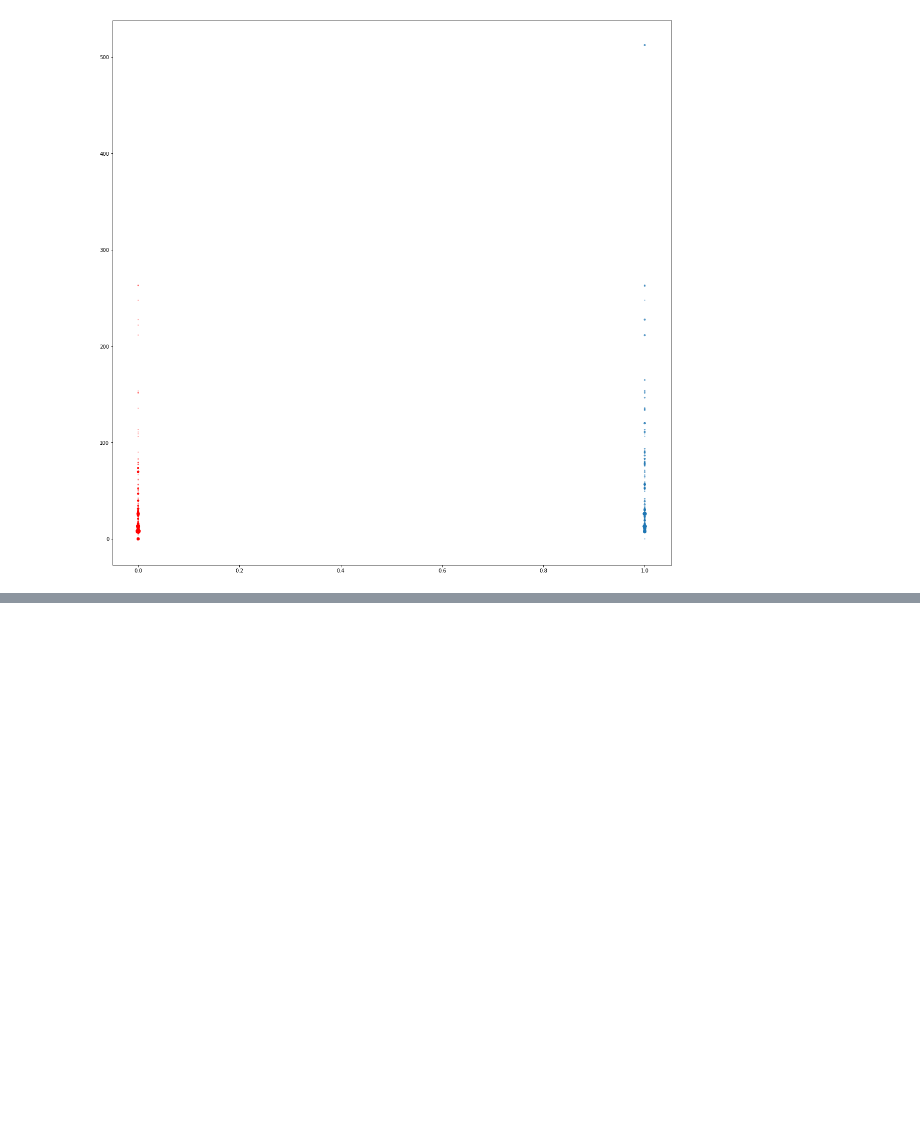
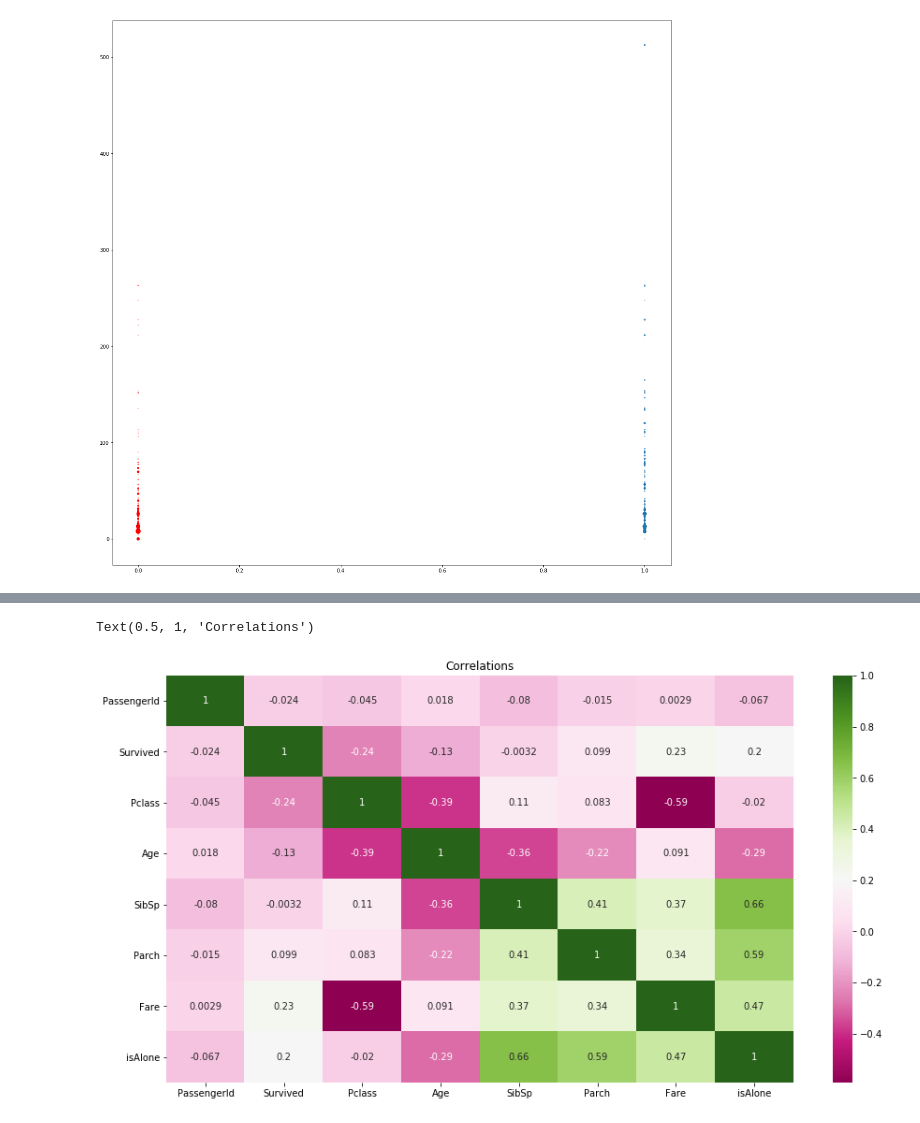
Before and after one commit to integr8/ml-titanic, a Jupyter notebook: data-visualization.ipynb, the cells around one changed output, grey strips where cells are left out. Drawn from its saved outputs; the diff is of its cells as text; code cells hidden in the pictures; blank space fills up the shorter version.

```diff
--- a/data-visualization.ipynb
+++ b/data-visualization.ipynb
@@ -84,6 +84,9 @@ Survived  Cabin
           E68            1
           F E69          1
 Name: Cabin, Length: 163, dtype: int64
+# %%
+train_data['isAlone'] = train_data['Parch'] + train_data['SibSp'] > 0
+train_data['isAlone'] = train_data['isAlone'].astype(int)
 # %%
 train_data['Fare'].describe()
 # %% [output]
@@ -115,0 +124,7 @@ scatter_chart('Fare')
+# %%
+plt.subplots(figsize=[15, 8])
+sns.heatmap(train_data.corr(), annot=True, cmap='PiYG')
+plt.title('Correlations')
+# %% [output]
+Text(0.5, 1, 'Correlations')
+[figure, added]
```
Also changed, not shown: parts of 10 cells of this notebook, 4 other files.
